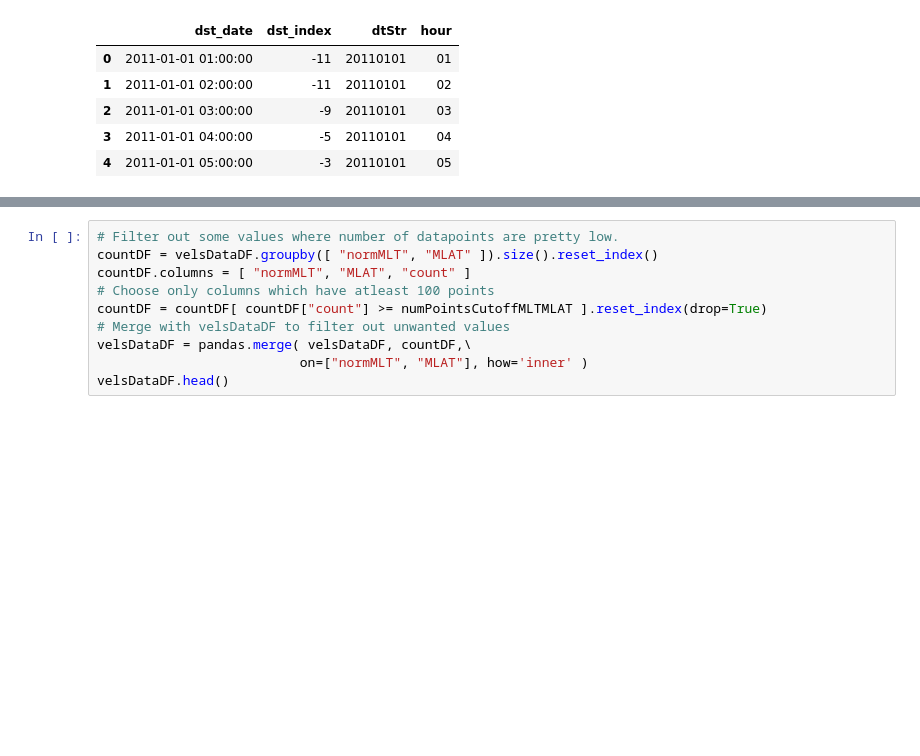
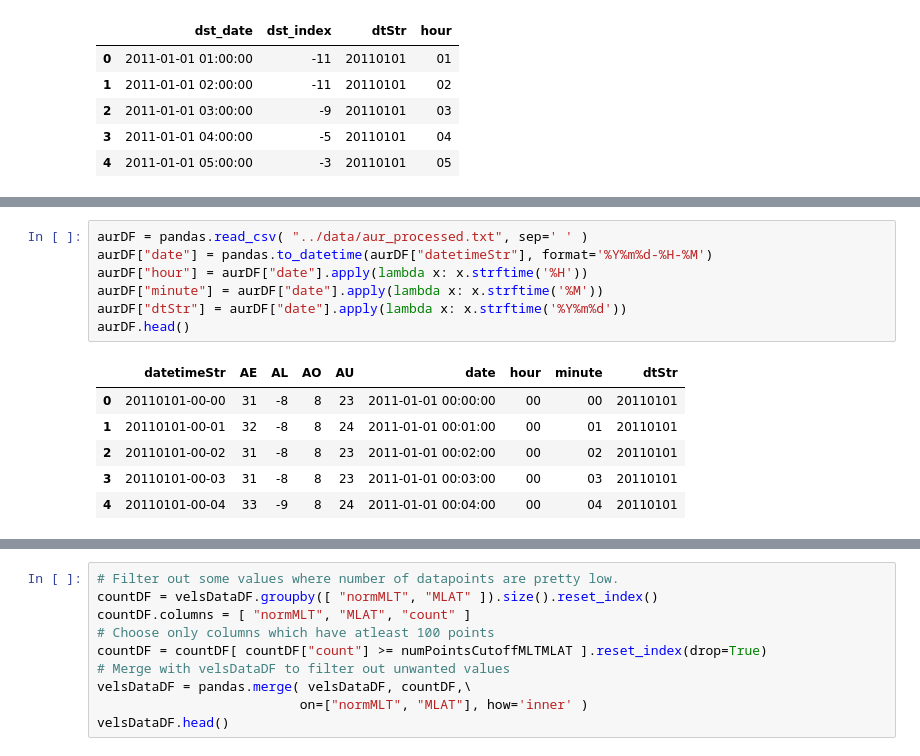
Before and after one commit to bharatreddy/vel-analys, a Jupyter notebook: ipy/stats_test.ipynb, the cells around one changed output, grey strips where cells are left out. Drawn from its saved outputs; the diff is of its cells as text; blank space fills up the shorter version.

```diff
--- a/ipy/stats_test.ipynb
+++ b/ipy/stats_test.ipynb
@@ -195,3 +114,17 @@ currently working with--> ../data/ae_2014.txt
+# %%
+aurDF = pandas.read_csv( "../data/aur_processed.txt", sep=' ' )
+aurDF["date"] = pandas.to_datetime(aurDF["datetimeStr"], format='%Y%m%d-%H-%M')
+aurDF["hour"] = aurDF["date"].apply(lambda x: x.strftime('%H'))
+aurDF["minute"] = aurDF["date"].apply(lambda x: x.strftime('%M'))
+aurDF["dtStr"] = aurDF["date"].apply(lambda x: x.strftime('%Y%m%d'))
+aurDF.head()
+# %% [output]
+|  | datetimeStr | AE | AL | AO | AU | date | hour | minute | dtStr |
+| 0 | 20110101-00-00 | 31 | -8 | 8 | 23 | 2011-01-01 00:00:00 | 00 | 00 | 20110101 |
+| 1 | 20110101-00-01 | 32 | -8 | 8 | 24 | 2011-01-01 00:01:00 | 00 | 01 | 20110101 |
+| 2 | 20110101-00-02 | 31 | -8 | 8 | 23 | 2011-01-01 00:02:00 | 00 | 02 | 20110101 |
+| 3 | 20110101-00-03 | 31 | -8 | 8 | 23 | 2011-01-01 00:03:00 | 00 | 03 | 20110101 |
+| 4 | 20110101-00-04 | 33 | -9 | 8 | 24 | 2011-01-01 00:04:00 | 00 | 04 | 20110101 |
 # %%
 #### In this block we load Velocity data ####
 #### In this block we load Velocity data ####
```
Also changed, not shown: parts of 2 cells of this notebook, 1 other file.
